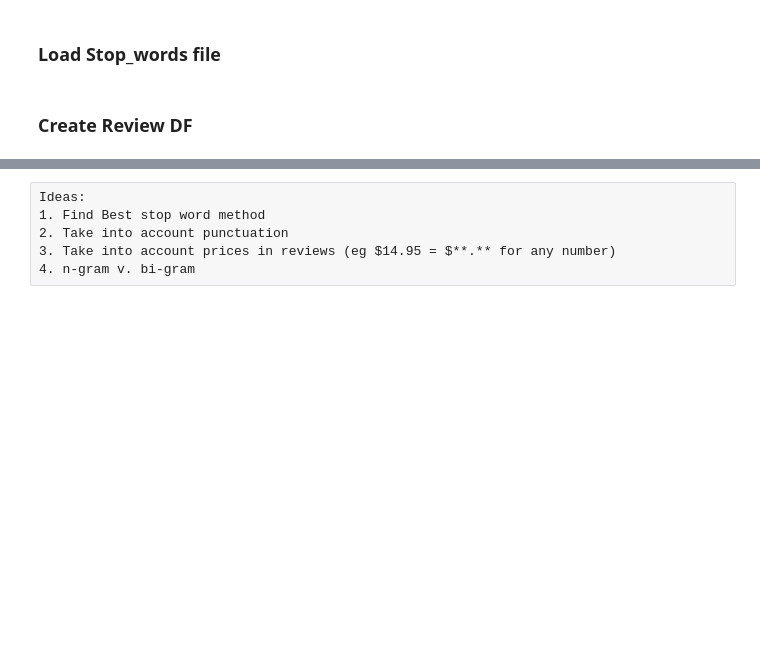
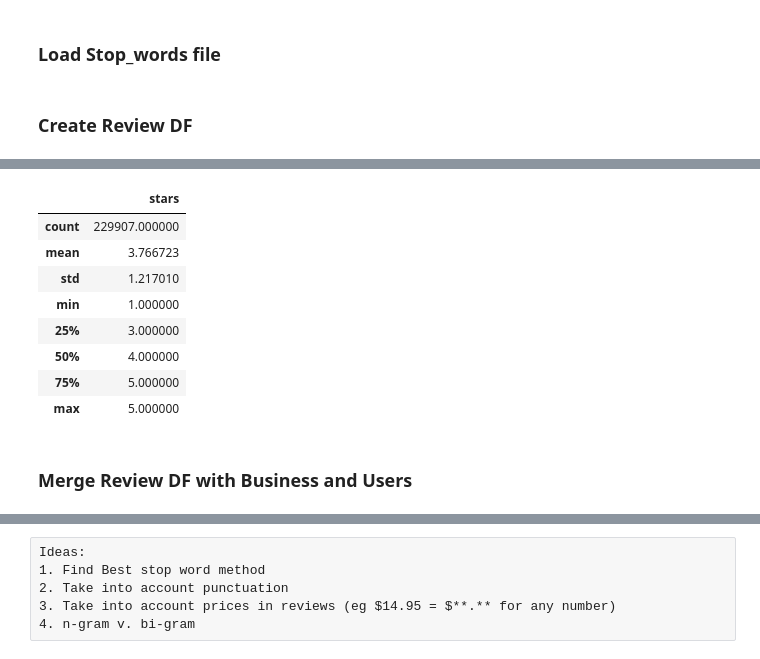
Before and after one commit to AJRenold/yelp_project, a Jupyter notebook: yelp_reviews.ipynb, the cells around one changed output, grey strips where cells are left out. Saved outputs shown, nothing was run; the diff lists cells and outputs as text; code cells hidden in the pictures; blank space fills up the shorter version.

```diff
--- a/yelp_reviews.ipynb
+++ b/yelp_reviews.ipynb
@@ -56,0 +81,14 @@ IndentationError: unexpected indent (<ipython-input-7-44ca5d929aea>, line 5)
+# %%
+review_df.describe()
+# %% [output]
+|  | stars |
+| count | 229907.000000 |
+| mean | 3.766723 |
+| std | 1.217010 |
+| min | 1.000000 |
+| 25% | 3.000000 |
+| 50% | 4.000000 |
+| 75% | 5.000000 |
+| max | 5.000000 |
+# %% [markdown]
+### Merge Review DF with Business and Users
```
Also changed, not shown: parts of 53 cells of this notebook, 1 other file.
